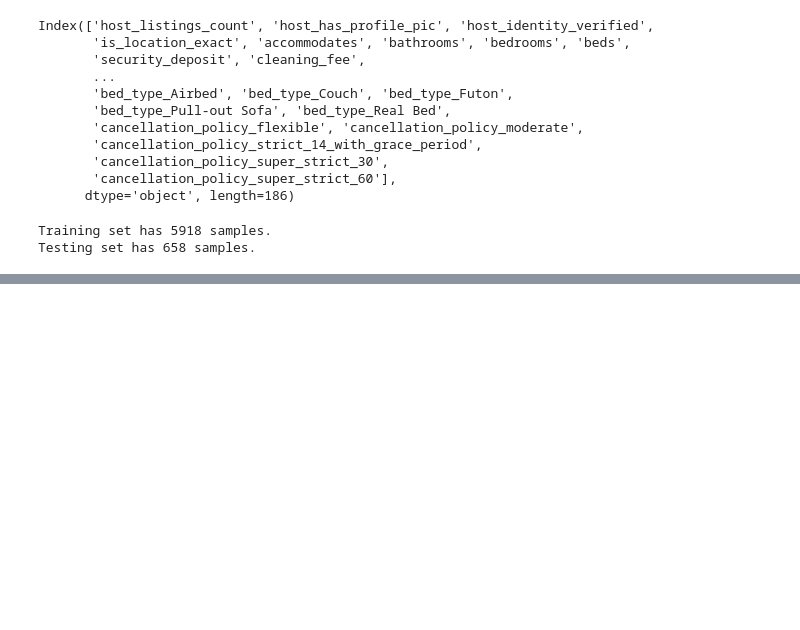
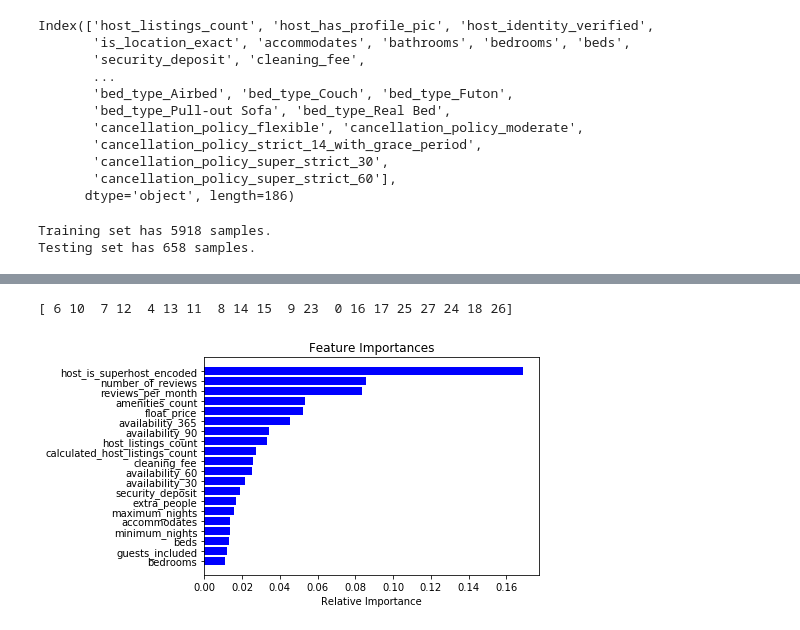
Before and after one commit to diogo-bastos/airbnb-lisbon-data-analysis, a Jupyter notebook: Airbnb-Lisbon-Data-Analysis.ipynb, the cells around one changed output, grey strips where cells are left out. Saved outputs shown, nothing was run; the diff lists cells and outputs as text; code cells hidden in the pictures; blank space fills up the shorter version.

```diff
--- a/Airbnb-Lisbon-Data-Analysis.ipynb
+++ b/Airbnb-Lisbon-Data-Analysis.ipynb
@@ -443,7 +444,7 @@ parameters = { 'criterion' : ['mse', 'mae'], \
 
 scorer = make_scorer(r2_score)
 
-grid_obj = GridSearchCV(clf, param_grid = parameters, scoring=scorer, n_jobs=-1)
+grid_obj = GridSearchCV(clf, param_grid = parameters, scoring=scorer, n_jobs=3)
 
 grid_fit = grid_obj.fit(X_train, y_train)
 
@@ -546,10 +579,12 @@ plot_learning_curve(estimator, title, features, y_true, ylim=(0.0, 1.01), cv=cv,
 # %%
 features_for_graph = features.columns[:features.shape[1]]
 importances = grid_fit.best_estimator_.feature_importances_
 indices = np.argsort(importances)
 
 plt.title('Feature Importances')
-plt.barh(range(len(indices[-10:])), importances[indices[-10:]], color='b', align='center')
-plt.yticks(range(len(indices[-10:])), features_for_graph[indices[-10:]])
+plt.barh(range(len(indices[-20:])), importances[indices[-20:]], color='b', align='center')
+plt.yticks(range(len(indices[-20:])), features_for_graph[indices[-20:]])
 plt.xlabel('Relative Importance');
-print(indices[-10:])
+# %% [output]
+[ 6 10  7 12  4 13 11  8 14 15  9 23  0 16 17 25 27 24 18 26]
+[figure, added]
```
Also changed, not shown: parts of 4 cells of this notebook.
